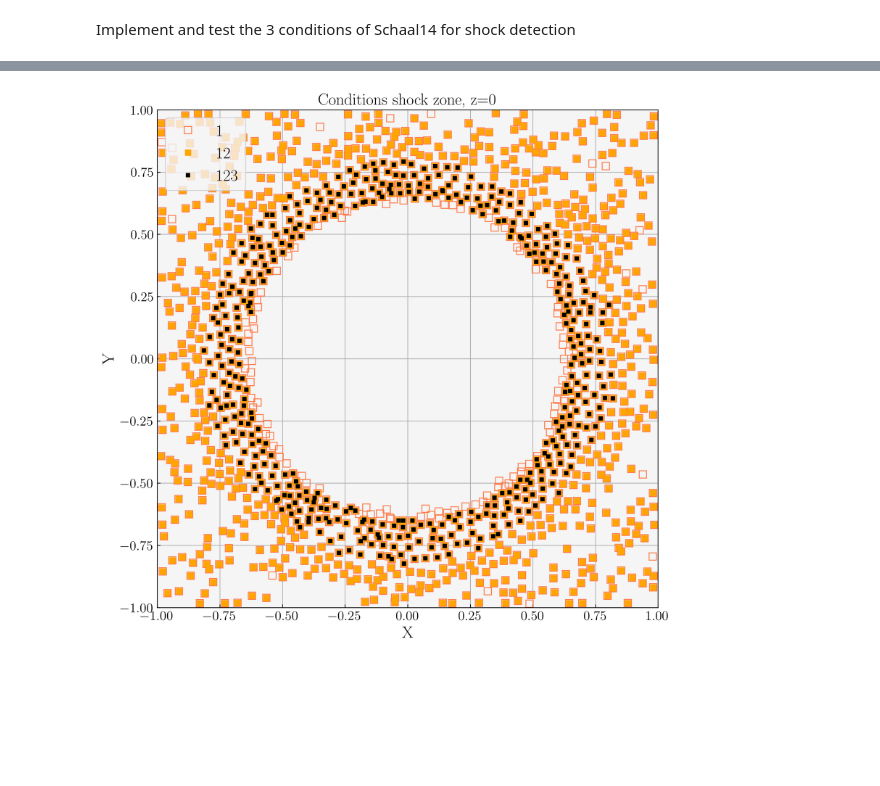
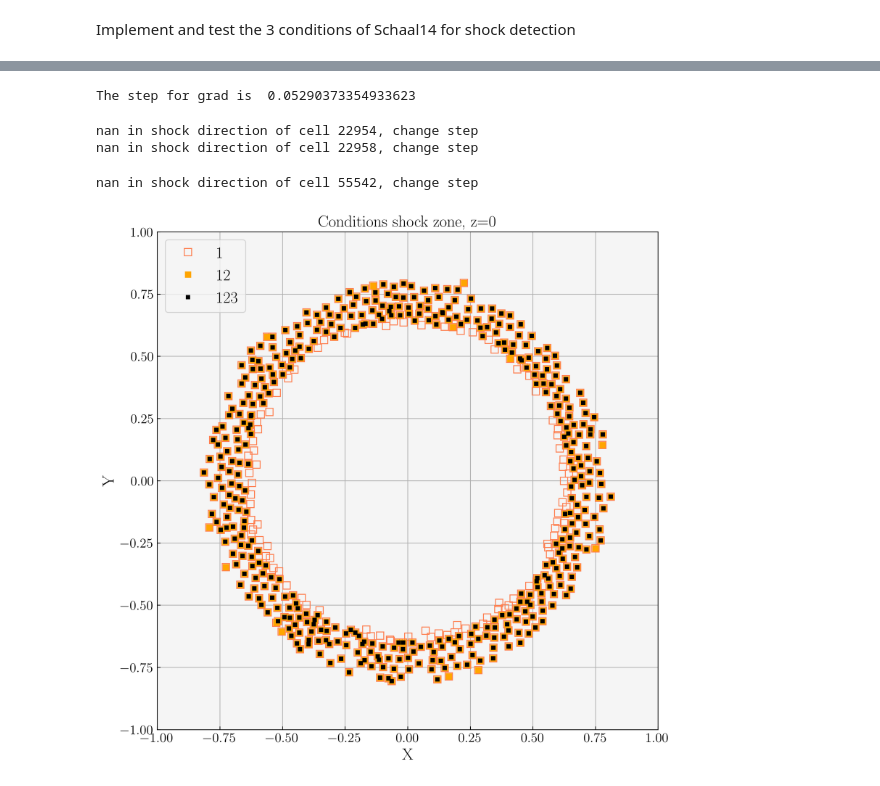
Before and after one commit to rich-tde/tde_wind, a Jupyter notebook: shock_zone.ipynb, the cells around one changed output, grey strips where cells are left out. Saved outputs shown, nothing was run; the diff lists cells and outputs as text; code cells hidden in the pictures; blank space fills up the shorter version.

```diff
--- a/shock_zone.ipynb
+++ b/shock_zone.ipynb
@@ -128,3 +155,7 @@ all T=0, bro. CHANGE!
+# %%
+print('The step for grad is ', step_grad)
+# %% [output]
+The step for grad is  0.05290373354933623
 # %%
 shock_dirx = []
 shock_diry = []
@@ -140,41 +171,57 @@ Y_shock = []
 Z_shock = []
 div_shock = []
 T_shock = []
-are_u_shock = np.zeros(len(X), dtype=bool)
+are_u_shock = np.zeros(len(X), dtype = bool)
 
 for i in range(len(X)):
-    point = [X[i],Y[i],Z[i]]
-    ds = shock_direction(sim_tree, X, Y, Z, Temp, point, step)
-    if math.isnan(np.linalg.norm(ds)):
+    # print(i)
+    point = np.array([X[i],Y[i],Z[i]])
+    gradT, ds = shock_direction(sim_tree, X, Y, Z, Temp, point, step_grad)
+
+    # fondamentale!!
+    if np.linalg.norm(ds) == 0:
         are_u_shock[i] = False
         continue
-    cond3 = condition3(sim_tree, Press, Temp, point, ds, mach_min, gamma, step)
-    shock1 = shock_zone(sim_tree, X, Y, Z, Den, Temp, VX, VY, VZ, point, step, cond3, check_cond = '1')
-    shock2 = shock_zone(sim_tree, X, Y, Z, Den, Temp, VX, VY, VZ, point, step, cond3, check_cond = '2')
-    shock = shock_zone(sim_tree, X, Y, Z, Den, Temp, VX, VY, VZ, point, step, cond3)
 
-    if shock1 != False:
+    div_vel = calc_div(sim_tree, X, Y, Z, VX, VY, VZ, point, step_grad)
+    grad_temp = calc_grad(sim_tree, X, Y, Z, Temp, point, step_grad)
+    grad_den = calc_grad(sim_tree, X, Y, Z, Den, point, step_grad)
+
+    if math.isnan(np.linalg.norm(ds)):
+        # non dovrebbe succedere per come prendi step in ds
+        are_u_shock[i] = False
+        print(f'nan in shock direction of cell {i}, change step')
+        continue
+
+    cond3 = condition3(sim_tree, X, Y, Z, Press, Temp, point, ds, mach_min, gamma, step_zone)
+    shock1 = shock_zone(i, div_vel, grad_temp, grad_den, cond3, check_cond =  '1')
+    shock2 = shock_zone(i, div_vel, grad_temp, grad_den, cond3, check_cond =  '2')
+    shock = shock_zone(i, div_vel, grad_temp, grad_den, cond3, check_cond = '3')
+    are_u_shock[i] = shock
+
+    if shock1 == True:
         X_shock1.append(X[i])
         Y_shock1.append(Y[i])
         Z_shock1.append(Z[i])
 
-    if shock2 != False:
+    if shock2 == True:
         X_shock2.append(X[i])
         Y_shock2.append(Y[i])
         Z_shock2.append(Z[i])
 
-    if shock != False:
+    if shock == True:
         X_shock.append(X[i])
         Y_shock.append(Y[i])
         Z_shock.append(Z[i])
         shock_dirx.append(ds[0])
         shock_diry.append(ds[1])
         shock_dirz.append(ds[2])
-        div_shock.append(shock)
+        div_shock.append(div_vel)
         T_shock.append(Temp[i])
-        are_u_shock[i] = True
-    else:
-        are_u_shock[i] = shock
+# %% [output]
+nan in shock direction of cell 22954, change step
+nan in shock direction of cell 22958, change step
+nan in shock direction of cell 55542, change step
 # %%
 X_shock = np.array(X_shock)
 Y_shock = np.array(Y_shock)
@@ -216,21 +263,22 @@ if save == True:
 # %%
 # Plot 3 conditions (cross section)
 
 plt.figure(figsize=(10,10))
 plt.plot(X_shock1[np.abs(Z_shock1)<0.02], Y_shock1[np.abs(Z_shock1)<0.02], 'ks', c = 'k', markerfacecolor='none', ms=8, markeredgecolor='coral', label = '1')
 plt.plot(X_shock2[np.abs(Z_shock2)<0.02], Y_shock2[np.abs(Z_shock2)<0.02], 'ks', c = 'k', markerfacecolor='orange', ms=6, markeredgecolor='orange', label = '12')
 plt.plot(X_shock[np.abs(Z_shock)<0.02], Y_shock[np.abs(Z_shock)<0.02], 'ks', c = 'k', markerfacecolor='k', ms=4, markeredgecolor='k', label = '123')
 plt.xlim(-1,1)
 plt.ylim(-1,1)
 plt.xlabel('X', fontsize = 18)
 plt.ylabel('Y', fontsize = 18)
 plt.legend(loc = 'upper left', fontsize = 18)
 plt.grid()
 plt.title('Conditions shock zone, z=0', fontsize = 18)
-plt.savefig('Figs/shockzone_conditions.png')
+if save == True:
+    plt.savefig('Figs/3shockzone_conditions.png')
 plt.show()
 # %% [output]
-[figure, old version]
+[figure, new version]
 # %%
 plt.figure(figsize=(10,10))
 plt.plot(X_shock[np.abs(Z_shock)<0.02], Y_shock[np.abs(Z_shock)<0.02], 'ks', c = 'k', markerfacecolor='k', ms=5, markeredgecolor='k')
```
Also changed, not shown: parts of 6 cells of this notebook, 24 other files.
